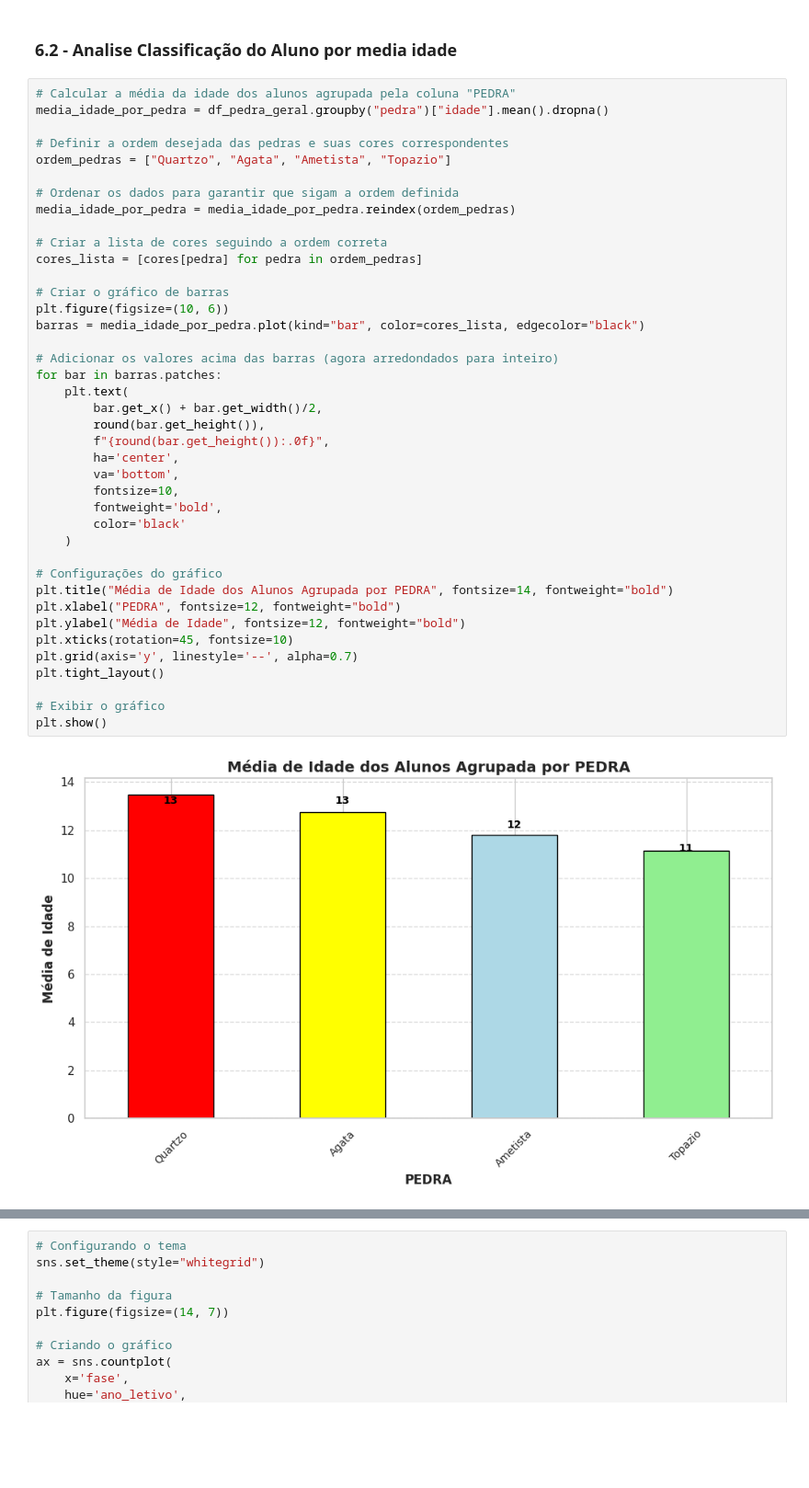
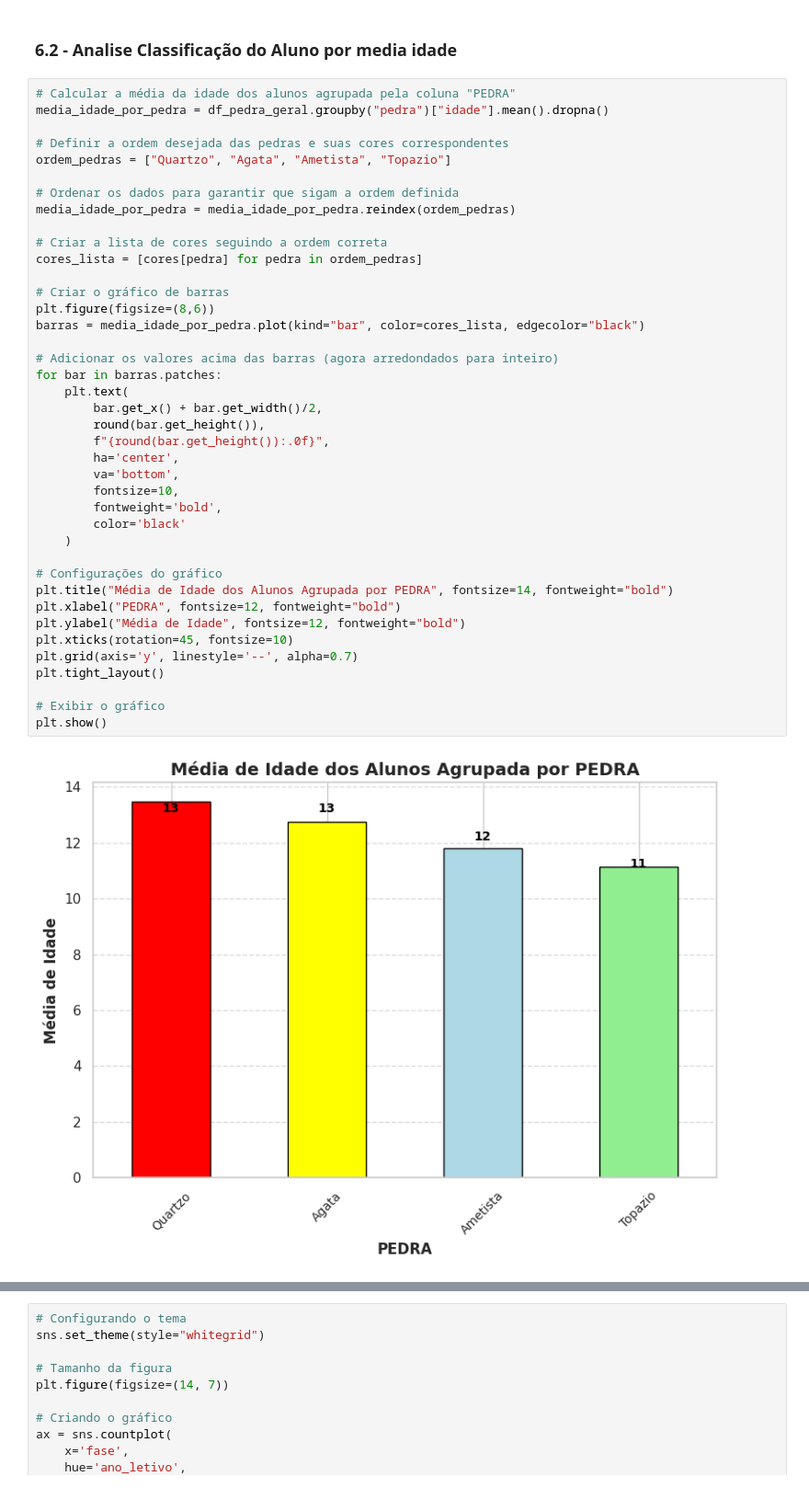
Before and after one commit to r-zambotti/Data_Analytics_Datathon_Grupo-60, a Jupyter notebook: Data_Analytics_Datathon_Grupo_60.ipynb, the cells around one changed output, grey strips where cells are left out. Shown at 92% size. Cells and saved outputs as stored; diff of their text form; blank space fills up the shorter version.

```diff
--- a/Data_Analytics_Datathon_Grupo_60.ipynb
+++ b/Data_Analytics_Datathon_Grupo_60.ipynb
@@ -722,32 +722,32 @@ media_idade_por_pedra = media_idade_por_pedra.reindex(ordem_pedras)
 # Criar a lista de cores seguindo a ordem correta
 cores_lista = [cores[pedra] for pedra in ordem_pedras]
 
 # Criar o gráfico de barras
-plt.figure(figsize=(10, 6))
+plt.figure(figsize=(8,6))
 barras = media_idade_por_pedra.plot(kind="bar", color=cores_lista, edgecolor="black")
 
 # Adicionar os valores acima das barras (agora arredondados para inteiro)
 for bar in barras.patches:
     plt.text(
         bar.get_x() + bar.get_width()/2,
         round(bar.get_height()),
         f"{round(bar.get_height()):.0f}",
         ha='center',
         va='bottom',
         fontsize=10,
         fontweight='bold',
         color='black'
     )
 
 # Configurações do gráfico
 plt.title("Média de Idade dos Alunos Agrupada por PEDRA", fontsize=14, fontweight="bold")
 plt.xlabel("PEDRA", fontsize=12, fontweight="bold")
 plt.ylabel("Média de Idade", fontsize=12, fontweight="bold")
 plt.xticks(rotation=45, fontsize=10)
 plt.grid(axis='y', linestyle='--', alpha=0.7)
 plt.tight_layout()
 
 # Exibir o gráfico
 plt.show()
 # %% [output]
-[figure, old version]
+[figure, new version]
```
Also changed, not shown: parts of 4 cells of this notebook.
